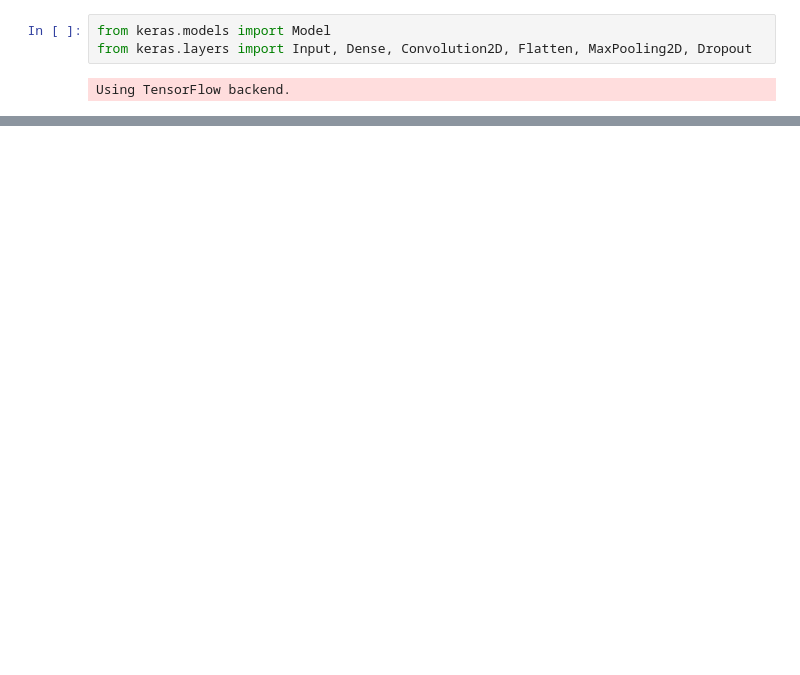
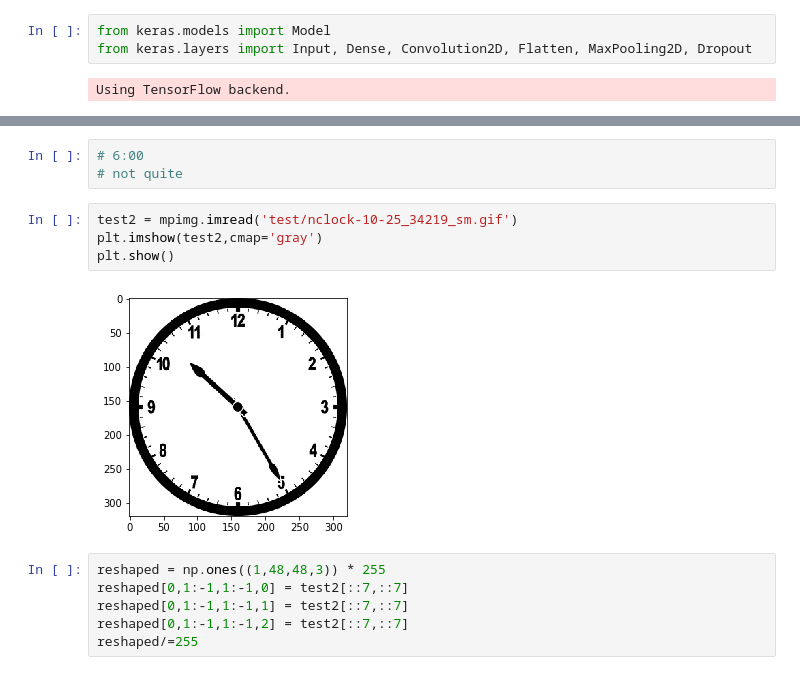
Before and after one commit to ralhadeff/analogue-clock-reader, a Jupyter notebook: 2-hands/reader-2hands-0503.ipynb, the cells around one changed output, grey strips where cells are left out. Drawn from its saved outputs; the diff is of its cells as text; blank space fills up the shorter version.

```diff
--- a/2-hands/reader-2hands-0503.ipynb
+++ b/2-hands/reader-2hands-0503.ipynb
@@ -109,0 +166,15 @@ model.evaluate(X_test, [y_test[:,:12],y_test[:,12:]], batch_size=25)
+# %%
+# 6:00
+# not quite
+# %%
+test2 = mpimg.imread('test/nclock-10-25_34219_sm.gif')
+plt.imshow(test2,cmap='gray')
+plt.show()
+# %% [output]
+[figure, added]
+# %%
+reshaped = np.ones((1,48,48,3)) * 255
+reshaped[0,1:-1,1:-1,0] = test2[::7,::7]
+reshaped[0,1:-1,1:-1,1] = test2[::7,::7]
+reshaped[0,1:-1,1:-1,2] = test2[::7,::7]
+reshaped/=255
```
Also changed, not shown: parts of 20 cells of this notebook.
